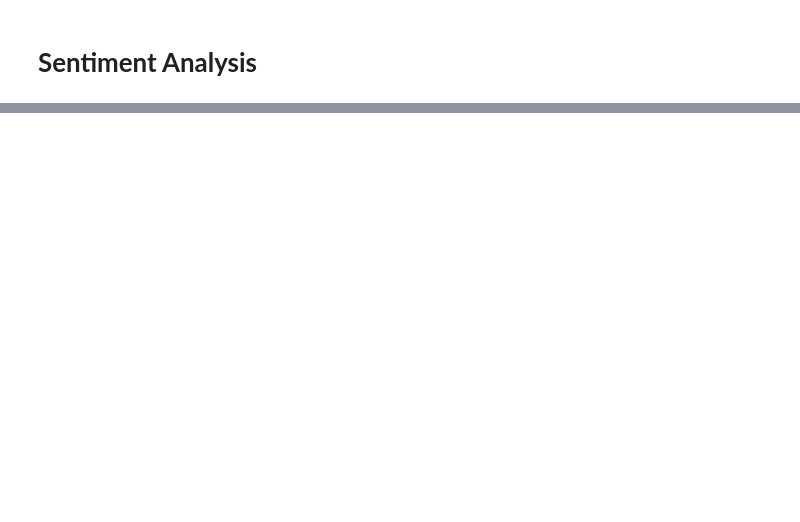
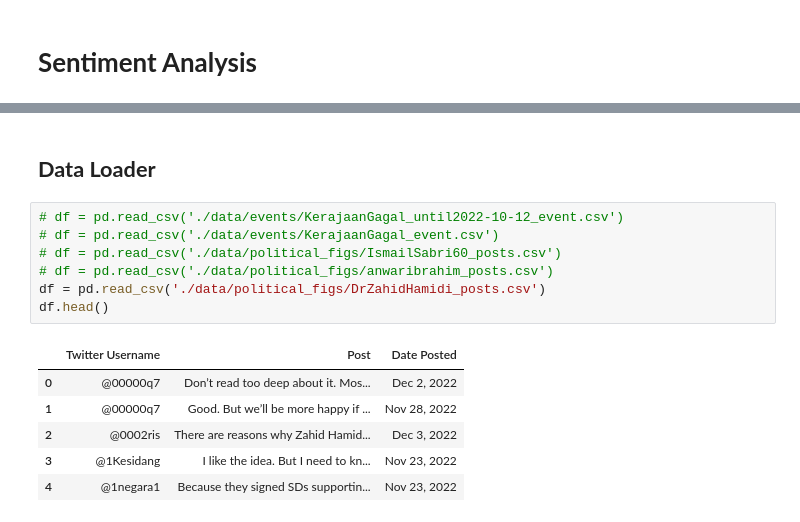
Before and after one commit to zareefrj/Social-Network-Analysis, a Jupyter notebook: sentiment.ipynb, the cells around one changed output, grey strips where cells are left out. Saved outputs shown, nothing was run; the diff lists cells and outputs as text; blank space fills up the shorter version.

```diff
--- a/sentiment.ipynb
+++ b/sentiment.ipynb
@@ -750,0 +237,16 @@ polarities_df_p.describe()
+# %% [markdown]
+## **Data Loader**
+# %%
+# df = pd.read_csv('./data/events/KerajaanGagal_until2022-10-12_event.csv')
+# df = pd.read_csv('./data/events/KerajaanGagal_event.csv')
+# df = pd.read_csv('./data/political_figs/IsmailSabri60_posts.csv')
+# df = pd.read_csv('./data/political_figs/anwaribrahim_posts.csv')
+df = pd.read_csv('./data/political_figs/DrZahidHamidi_posts.csv')
+df.head()
+# %% [output]
+|  | Twitter Username | Post | Date Posted |
+| 0 | @00000q7 | Don’t read too deep about it. Mos... | Dec 2, 2022 |
+| 1 | @00000q7 | Good. But we’ll be more happy if ... | Nov 28, 2022 |
+| 2 | @0002ris | There are reasons why Zahid Hamid... | Dec 3, 2022 |
+| 3 | @1Kesidang | I like the idea. But I need to kn... | Nov 23, 2022 |
+| 4 | @1negara1 | Because they signed SDs supportin... | Nov 23, 2022 |
```
Also changed, not shown: parts of 48 cells of this notebook.
